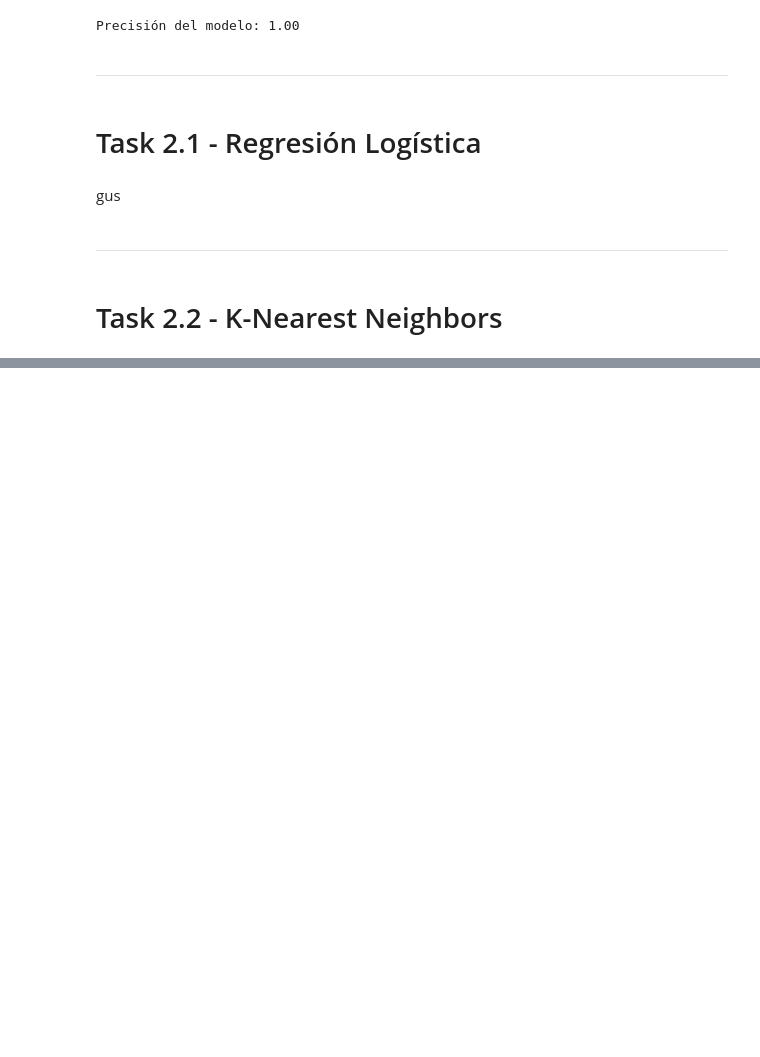
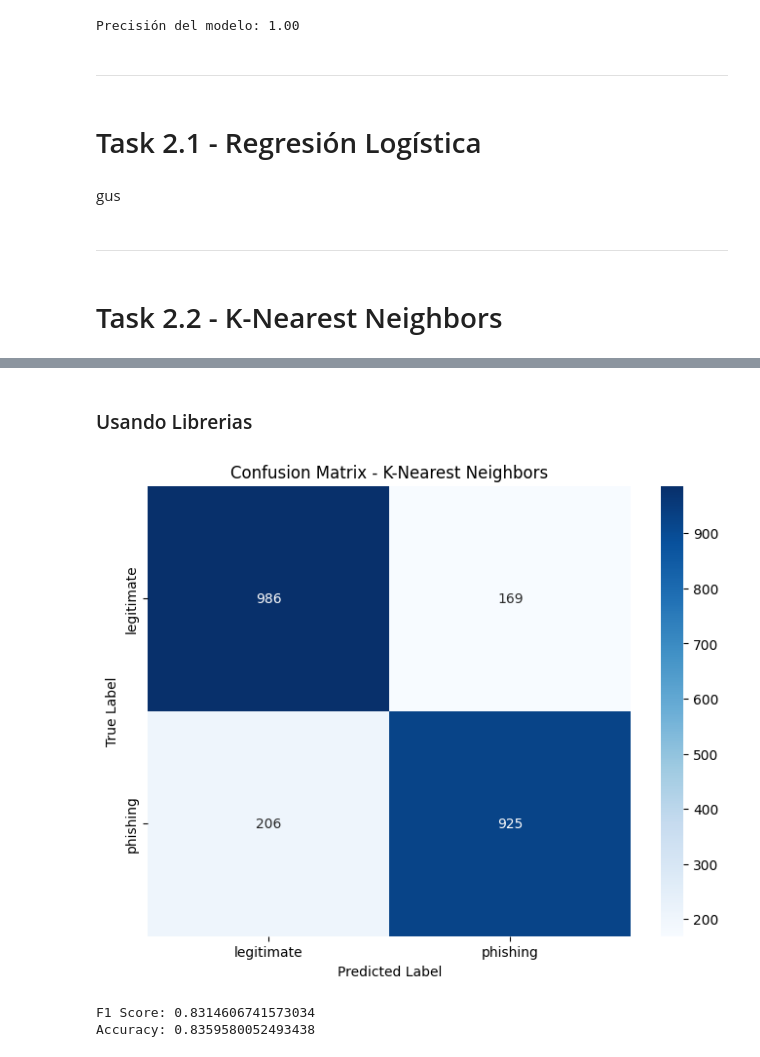
Before and after one commit to mariaRam2003/Laboratorio1_IA, a Jupyter notebook: Laboratorio1.ipynb, the cells around one changed output, grey strips where cells are left out. Saved outputs shown, nothing was run; the diff lists cells and outputs as text; code cells hidden in the pictures; blank space fills up the shorter version.

```diff
--- a/Laboratorio1.ipynb
+++ b/Laboratorio1.ipynb
@@ -338,0 +405,36 @@ gus
+# %% [markdown]
+### Usando Librerias
+# %%
+# Solo elegir las columnas numericas
+numeric_columns = df.select_dtypes(include=np.number).columns
+# Definir las variables
+X = df[numeric_columns]
+y= df.iloc[:, 88] #ultima columna en este caso es el resultado (status) si o no phishing
+X_train, X_test, y_train, y_test, = train_test_split(X, y, random_state=0, test_size=0.2)
+
+# Classifier (Uso de libreria KneighborsClassifer)
+classifier = KNeighborsClassifier(n_neighbors=47, p=2, metric='euclidean')
+classifier.fit(X_train, y_train)
+
+# Predecir los resultados de test
+y_pred = classifier.predict(X_test)
+
+# Matriz de confusion para modelar los datos usando seaborn
+cm = confusion_matrix(y_test, y_pred)
+
+plt.figure(figsize=(8, 6))
+sns.heatmap(cm, annot=True, fmt='g', cmap='Blues', xticklabels=['legitimate', 'phishing'], yticklabels=['legitimate', 'phishing'])
+plt.title('Confusion Matrix - K-Nearest Neighbors')
+plt.xlabel('Predicted Label')
+plt.ylabel('True Label')
+plt.show()
+
+# F1 Score y Accuracy
+f1 = f1_score(y_test, y_pred)
+accuracy = accuracy_score(y_test, y_pred)
+print(f'F1 Score: {f1}')
+print(f'Accuracy: {accuracy}')
+# %% [output]
+[figure, added]
+F1 Score: 0.8314606741573034
+Accuracy: 0.8359580052493438
```
Also changed, not shown: parts of 6 cells of this notebook.
